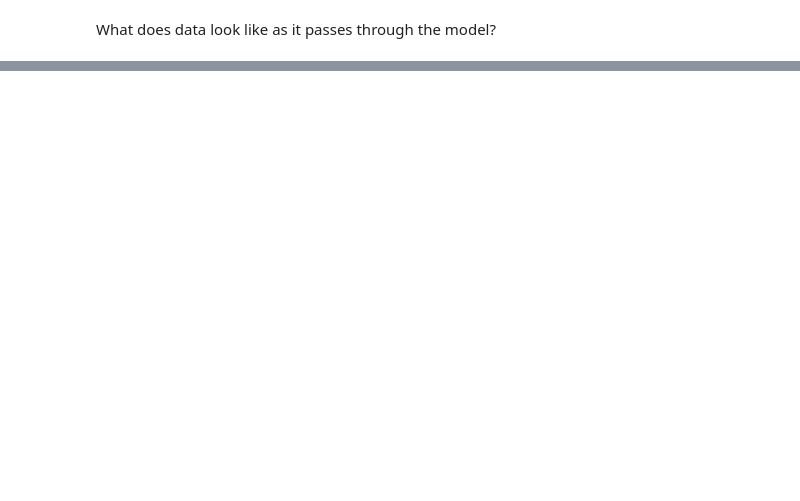
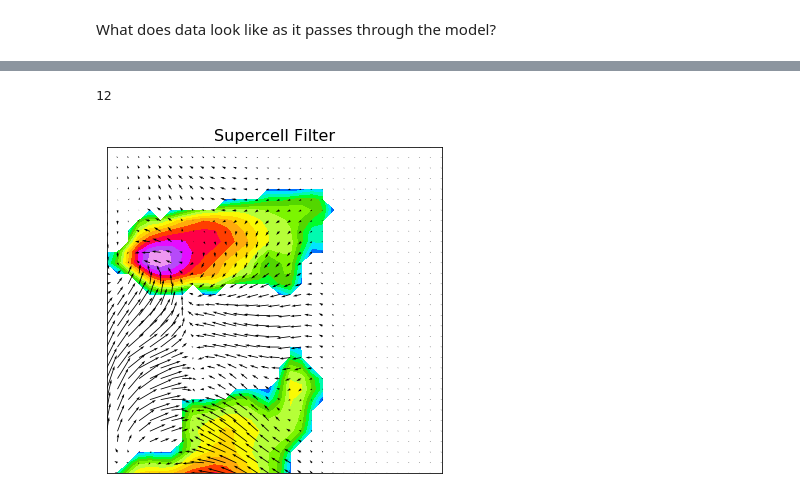
Before and after one commit to djgagne/ams-ml-python-course, a Jupyter notebook: module_3/ML_Short_Course_Module_3_Deep_Learning.ipynb, the cells around one changed output, grey strips where cells are left out. Saved outputs shown, nothing was run; the diff lists cells and outputs as text; code cells hidden in the pictures; blank space fills up the shorter version.

```diff
--- a/module_3/ML_Short_Course_Module_3_Deep_Learning.ipynb
+++ b/module_3/ML_Short_Course_Module_3_Deep_Learning.ipynb
@@ -746,0 +798,30 @@ plt.savefig("supercell_squall.png", dpi=200, bbox_inches="tight")
+# %%
+fig, ax = plt.subplots(1, 1, figsize=(6, 6))
+conv_filter = 12
+print(conv_filter)
+out_diff = K.abs(K.max(conv_model.layers[-4].output[0, :, :, conv_filter]) - 1)
+grad = K.gradients(out_diff, [conv_model.input])[0]
+grad /= K.maximum(K.std(grad), K.epsilon())
+iterate = K.function([conv_model.input, K.learning_phase()],
+                         [out_diff, grad])
+input_img_data_neuron_grad = np.zeros((1, 32, 32, len(in_vars)))
+input_img_data_neuron = np.zeros((1, 32, 32, 3))
+#input_img_data_neuron = np.copy(test_norm_2d[index:index+1])
+out_loss, out_grad = iterate([input_img_data_neuron, 1])
+input_img_data_neuron -= out_grad
+#ax.pcolormesh(input_img_data_neuron[0, :, :, 0], cmap="PuOr")
+#ax.contour(gaussian_filter(-out_grad[0, :, :, 0], 1), [-3, -2, -1, 1, 2, 3], vmin=-3, vmax=3, cmap="RdBu_r")
+input_img_data_neuron[0, :, :, 0] = np.where(input_img_data_neuron[0, :, :, 0] < 0.1, -5, input_img_data_neuron[0, :, :, 0])
+grad_refl = gaussian_filter(input_img_data_neuron[0, :, :, 0], 1) * scaling_values.loc[0, "std"] + scaling_values.loc[0, "mean"]
+ax.contourf(np.ma.array(grad_refl, mask=grad_refl < 0), np.arange(0, 85, 5),
+               vmin=-10, vmax=80, cmap="gist_ncar", extend="max")
+ax.quiver(gaussian_filter(input_img_data_neuron[0, :, :, -2], 1) * scaling_values.loc[1, "std"] + scaling_values.loc[1, "mean"],
+           gaussian_filter(input_img_data_neuron[0, :, :, -1], 1)* scaling_values.loc[2, "std"] + scaling_values.loc[2, "mean"],
+           )
+ax.set_xticks([])
+ax.set_yticks([])
+ax.set_title("Supercell Filter", fontsize=16)
+plt.savefig("supercell_filter.png", dpi=200, bbox_inches="tight")
+# %% [output]
+12
+[figure, added]
```
Also changed, not shown: parts of 32 cells of this notebook, 6 other files.
